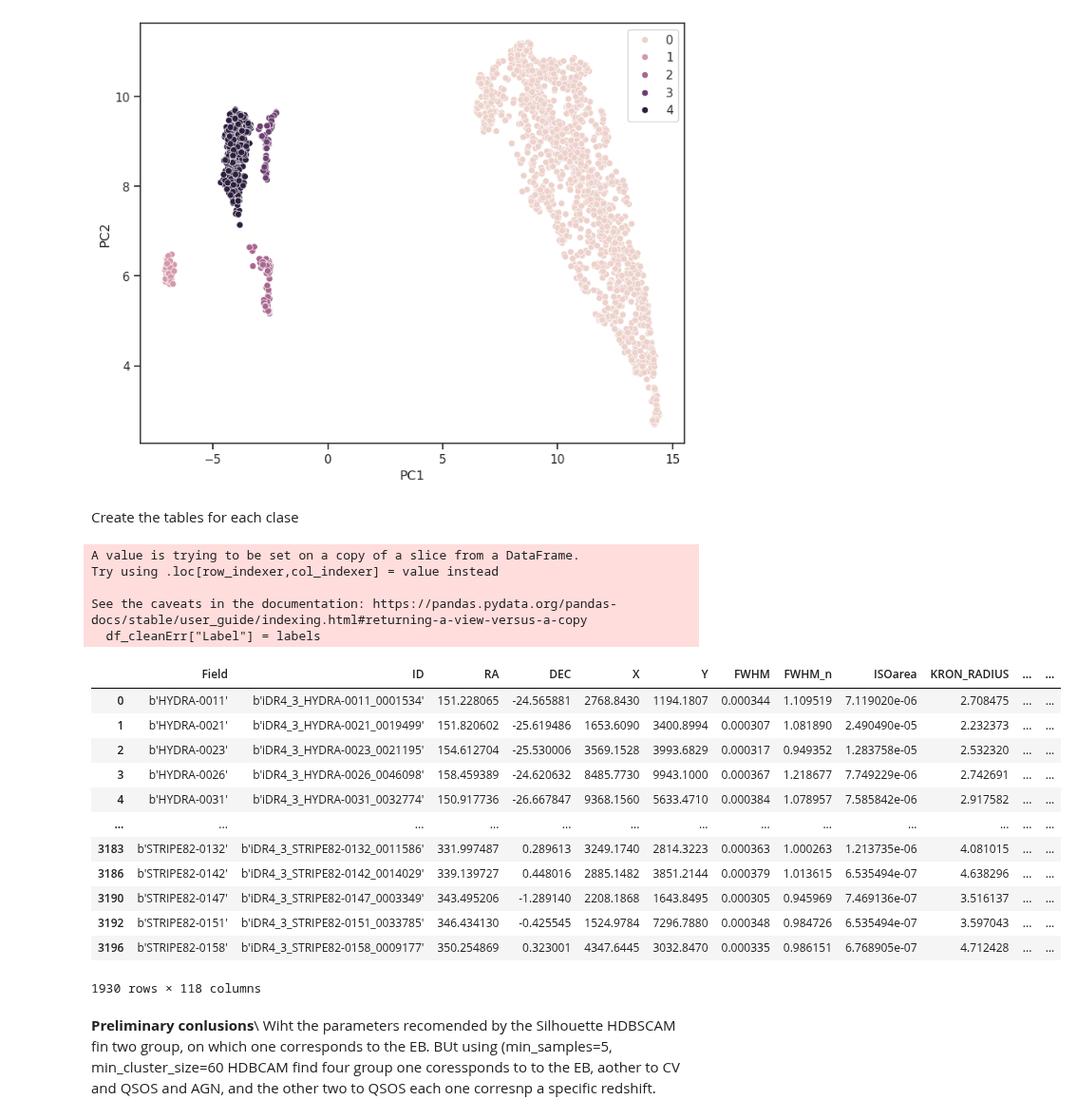
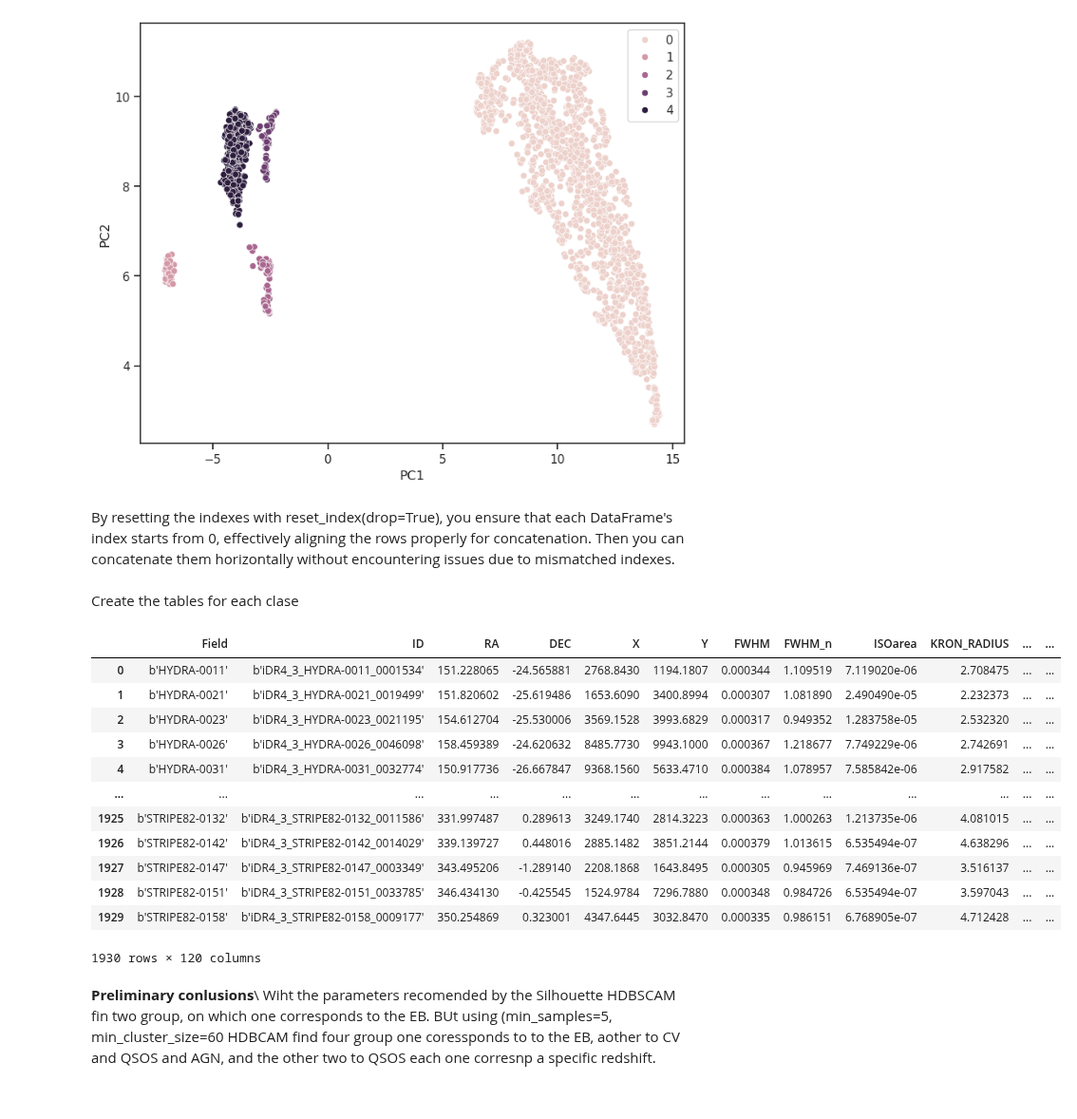
Before and after one commit to AngelGSoto/halpha-splusdr4, a Jupyter notebook: notebooks/ML-Halpha-wise.ipynb, the cells around one changed output. Shown at 95% size. Cells and saved outputs as stored; diff of their text form; code cells hidden in the pictures.

```diff
--- a/notebooks/ML-Halpha-wise.ipynb
+++ b/notebooks/ML-Halpha-wise.ipynb
@@ -138,7 +138,8 @@ max_allowed_e_Wmag = 0.5  # Example threshold value
 
 # Apply the threshold to filter the dataset
 
-m_err_wise = (combined_df["e_W1mag"] <= max_allowed_e_Wmag) & (combined_df["e_W2mag"] <= max_allowed_e_Wmag)
+m_err_wise = (combined_df["e_W1mag"] <= max_allowed_e_Wmag) & \
+              (combined_df["e_W2mag"] <= max_allowed_e_Wmag)
 
 
 mask_total = (m_err_splus & m_err_wise)
@@ -532,32 +544,33 @@ sns.scatterplot(x=umap_df["PC1"], y=umap_df["PC2"],
 # %% [output]
 <AxesSubplot:xlabel='PC1', ylabel='PC2'>
 [figure]
+# %% [markdown]
+By resetting the indexes with reset_index(drop=True), you ensure that each DataFrame's index starts from 0, effectively aligning the rows properly for concatenation. Then you can concatenate them horizontally without encountering issues due to mismatched indexes.
+# %%
+# Concatenat the original claen table with the umap results
+df_cleanErr.reset_index(drop=True, inplace=True)
+umap_df.reset_index(drop=True, inplace=True)
+df_cleanErr_umap = pd.concat([df_cleanErr, umap_df], axis=1)
 # %% [markdown]
 Create the tables for each clase
 # %%
-df_cleanErr["Label"] = labels
+df_cleanErr_umap["Label"] = labels
-# %% [output]
-A value is trying to be set on a copy of a slice from a DataFrame.
-Try using .loc[row_indexer,col_indexer] = value instead
-
-See the caveats in the documentation: https://pandas.pydata.org/pandas-docs/stable/user_guide/indexing.html#returning-a-view-versus-a-copy
-  df_cleanErr["Label"] = labels
 # %%
-df_cleanErr
+df_cleanErr_umap
 # %% [output]
 |  | Field | ID | RA | DEC | X | Y | FWHM | FWHM_n | ISOarea | KRON_RADIUS | ... | ... |
 | 0 | b'HYDRA-0011' | b'iDR4_3_HYDRA-0011_0001534' | 151.228065 | -24.565881 | 2768.8430 | 1194.1807 | 0.000344 | 1.109519 | 7.119020e-06 | 2.708475 | ... | ... |
 | 1 | b'HYDRA-0021' | b'iDR4_3_HYDRA-0021_0019499' | 151.820602 | -25.619486 | 1653.6090 | 3400.8994 | 0.000307 | 1.081890 | 2.490490e-05 | 2.232373 | ... | ... |
 | 2 | b'HYDRA-0023' | b'iDR4_3_HYDRA-0023_0021195' | 154.612704 | -25.530006 | 3569.1528 | 3993.6829 | 0.000317 | 0.949352 | 1.283758e-05 | 2.532320 | ... | ... |
 | 3 | b'HYDRA-0026' | b'iDR4_3_HYDRA-0026_0046098' | 158.459389 | -24.620632 | 8485.7730 | 9943.1000 | 0.000367 | 1.218677 | 7.749229e-06 | 2.742691 | ... | ... |
 | 4 | b'HYDRA-0031' | b'iDR4_3_HYDRA-0031_0032774' | 150.917736 | -26.667847 | 9368.1560 | 5633.4710 | 0.000384 | 1.078957 | 7.585842e-06 | 2.917582 | ... | ... |
 | ... | ... | ... | ... | ... | ... | ... | ... | ... | ... | ... | ... | ... |
-| 3183 | b'STRIPE82-0132' | b'iDR4_3_STRIPE82-0132_0011586' | 331.997487 | 0.289613 | 3249.1740 | 2814.3223 | 0.000363 | 1.000263 | 1.213735e-06 | 4.081015 | ... | ... |
-| 3186 | b'STRIPE82-0142' | b'iDR4_3_STRIPE82-0142_0014029' | 339.139727 | 0.448016 | 2885.1482 | 3851.2144 | 0.000379 | 1.013615 | 6.535494e-07 | 4.638296 | ... | ... |
-| 3190 | b'STRIPE82-0147' | b'iDR4_3_STRIPE82-0147_0003349' | 343.495206 | -1.289140 | 2208.1868 | 1643.8495 | 0.000305 | 0.945969 | 7.469136e-07 | 3.516137 | ... | ... |
-| 3192 | b'STRIPE82-0151' | b'iDR4_3_STRIPE82-0151_0033785' | 346.434130 | -0.425545 | 1524.9784 | 7296.7880 | 0.000348 | 0.984726 | 6.535494e-07 | 3.597043 | ... | ... |
-| 3196 | b'STRIPE82-0158' | b'iDR4_3_STRIPE82-0158_0009177' | 350.254869 | 0.323001 | 4347.6445 | 3032.8470 | 0.000335 | 0.986151 | 6.768905e-07 | 4.712428 | ... | ... |
+| 1925 | b'STRIPE82-0132' | b'iDR4_3_STRIPE82-0132_0011586' | 331.997487 | 0.289613 | 3249.1740 | 2814.3223 | 0.000363 | 1.000263 | 1.213735e-06 | 4.081015 | ... | ... |
+| 1926 | b'STRIPE82-0142' | b'iDR4_3_STRIPE82-0142_0014029' | 339.139727 | 0.448016 | 2885.1482 | 3851.2144 | 0.000379 | 1.013615 | 6.535494e-07 | 4.638296 | ... | ... |
+| 1927 | b'STRIPE82-0147' | b'iDR4_3_STRIPE82-0147_0003349' | 343.495206 | -1.289140 | 2208.1868 | 1643.8495 | 0.000305 | 0.945969 | 7.469136e-07 | 3.516137 | ... | ... |
+| 1928 | b'STRIPE82-0151' | b'iDR4_3_STRIPE82-0151_0033785' | 346.434130 | -0.425545 | 1524.9784 | 7296.7880 | 0.000348 | 0.984726 | 6.535494e-07 | 3.597043 | ... | ... |
+| 1929 | b'STRIPE82-0158' | b'iDR4_3_STRIPE82-0158_0009177' | 350.254869 | 0.323001 | 4347.6445 | 3032.8470 | 0.000335 | 0.986151 | 6.768905e-07 | 4.712428 | ... | ... |
-1930 rows × 118 columns
+1930 rows × 120 columns
 # %% [markdown]
 **Preliminary conlusions**\\
 Wiht the parameters recomended by the Silhouette HDBSCAM fin two group, on which one corresponds to the EB. BUt using (min_samples=5, min_cluster_size=60 HDBCAM find four group one coressponds to to the EB, aother to CV and QSOS and AGN, and the other two to QSOS each one corresnp a specific redshift.
```
Also changed, not shown: parts of 5 cells of this notebook, 10 other files.
